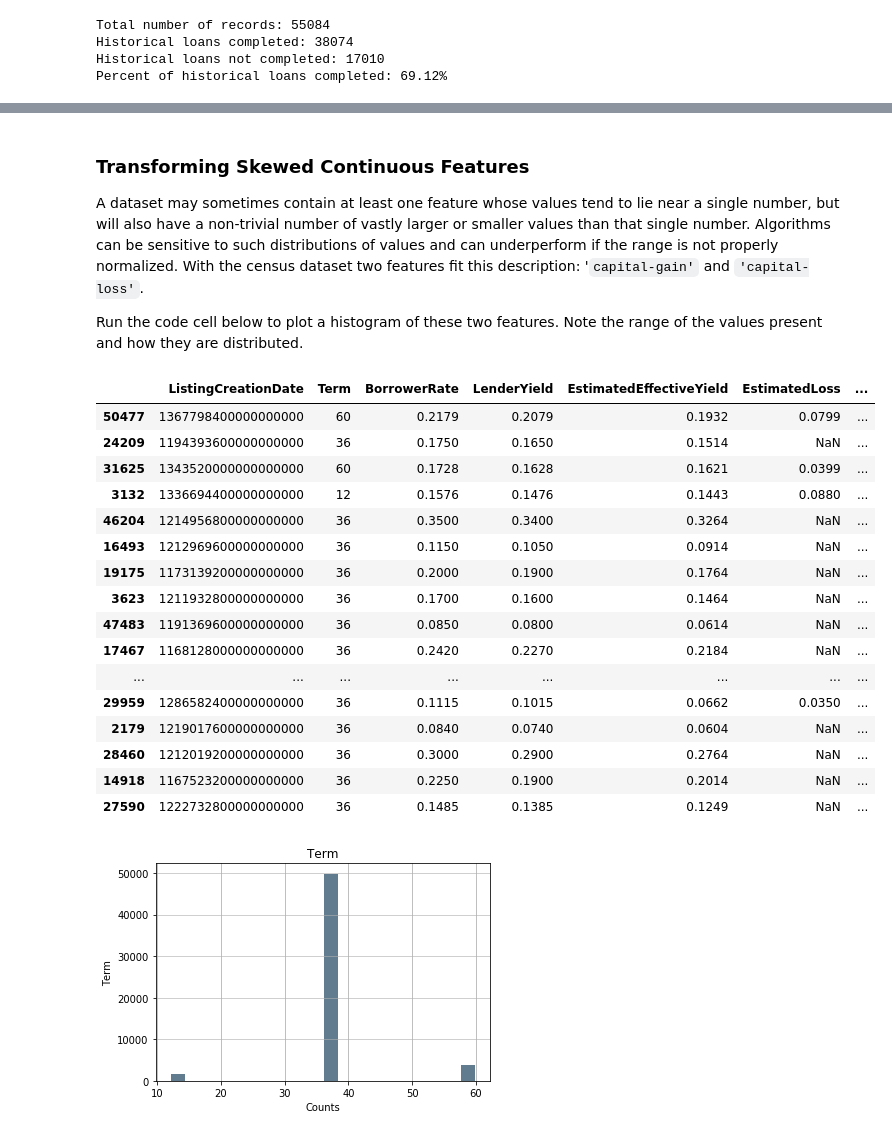
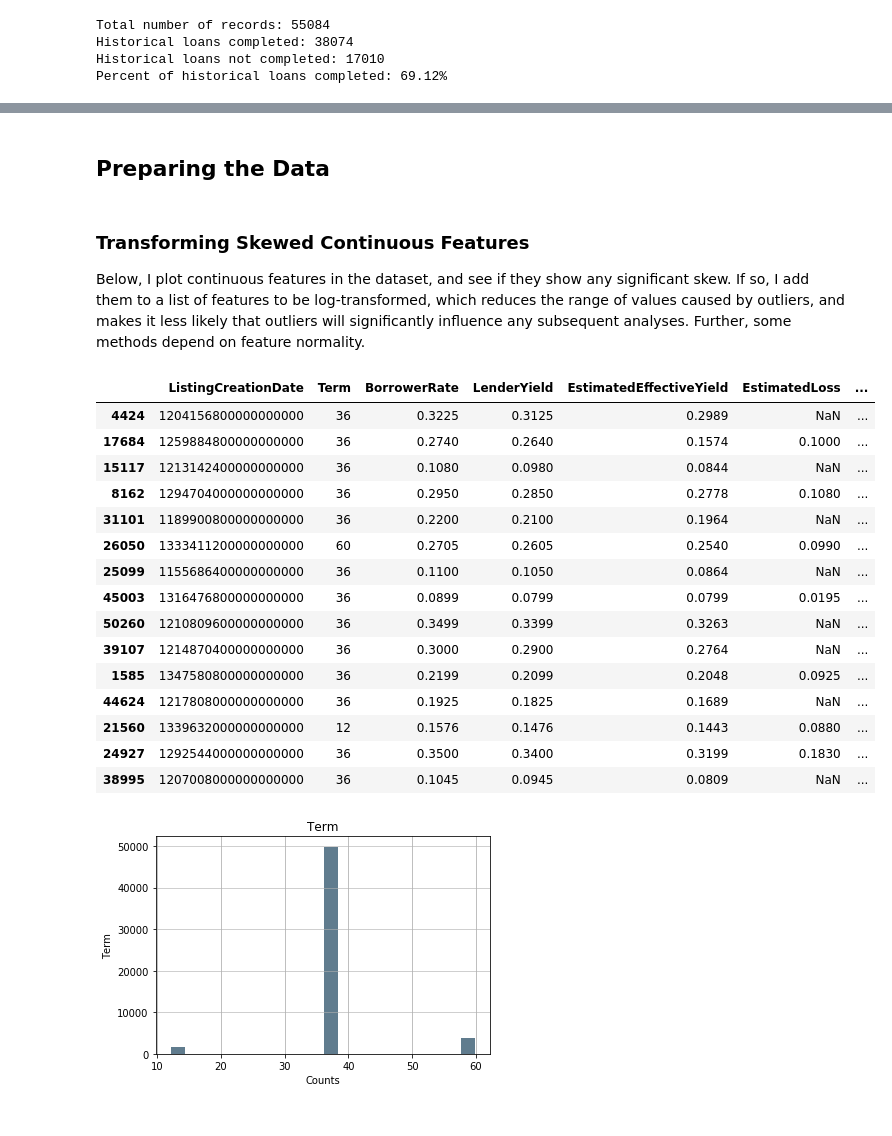
Before and after one commit to eskrav/udacity-machine-learning, a Jupyter notebook: capstone-project/capstone_project.ipynb, the cells around one changed output, grey strips where cells are left out. Saved outputs shown, nothing was run; the diff lists cells and outputs as text; code cells hidden in the pictures.

```diff
--- a/capstone-project/capstone_project.ipynb
+++ b/capstone-project/capstone_project.ipynb
@@ -203,4 +183,0 @@ data[data.BorrowerState.isna()].sample(10)
-# %%
-data["BorrowerState"].fillna("Unknown", inplace=True)
-
-data["BorrowerState"].isnull().sum()
@@ -210,0 +184,2 @@ data["BorrowerState"].isnull().sum()
+# %%
+data.drop(columns="BorrowerState", axis=1, inplace=True)
@@ -225,4 +196,0 @@ data[data.Occupation.isna()].sample(10)
-# %%
-data["Occupation"].fillna("Unknown", inplace=True)
-
-data["Occupation"].isnull().sum()
@@ -231,3 +197,5 @@ data["Occupation"].isnull().sum()
+# %%
+data.drop(columns="Occupation", axis=1, inplace=True)
 # %% [markdown]
 `EmploymentStatus` cannot be imputed.  Unknown values will be labeled as such.
 # %%
@@ -880,28 +721,28 @@ Before data can be used as input for machine learning algorithms, it often must
-# %% [markdown]
-### Transforming Skewed Continuous Features
-A dataset may sometimes contain at least one feature whose values tend to lie near a single number, but will also have a non-trivial number of vastly larger or smaller values than that single number.  Algorithms can be sensitive to such distributions of values and can underperform if the range is not properly normalized. With the census dataset two features fit this description: '`capital-gain'` and `'capital-loss'`.
-
-Run the code cell below to plot a histogram of these two features. Note the range of the values present and how they are distributed.
+# %% [markdown]
+## Preparing the Data
+# %% [markdown]
+### Transforming Skewed Continuous Features
+
+Below, I plot continuous features in the dataset, and see if they show any significant skew.  If so, I add them to a list of features to be log-transformed, which reduces the range of values caused by outliers, and makes it less likely that outliers will significantly influence any subsequent analyses.  Further, some methods depend on feature normality.
 # %%
-data.sample(20)
+data.sample(15)
 # %% [output]
 |  | ListingCreationDate | Term | BorrowerRate | LenderYield | EstimatedEffectiveYield | EstimatedLoss | ... |
-| 50477 | 1367798400000000000 | 60 | 0.2179 | 0.2079 | 0.1932 | 0.0799 | ... |
-| 24209 | 1194393600000000000 | 36 | 0.1750 | 0.1650 | 0.1514 | NaN | ... |
-| 31625 | 1343520000000000000 | 60 | 0.1728 | 0.1628 | 0.1621 | 0.0399 | ... |
-| 3132 | 1336694400000000000 | 12 | 0.1576 | 0.1476 | 0.1443 | 0.0880 | ... |
-| 46204 | 1214956800000000000 | 36 | 0.3500 | 0.3400 | 0.3264 | NaN | ... |
-| 16493 | 1212969600000000000 | 36 | 0.1150 | 0.1050 | 0.0914 | NaN | ... |
-| 19175 | 1173139200000000000 | 36 | 0.2000 | 0.1900 | 0.1764 | NaN | ... |
-| 3623 | 1211932800000000000 | 36 | 0.1700 | 0.1600 | 0.1464 | NaN | ... |
-| 47483 | 1191369600000000000 | 36 | 0.0850 | 0.0800 | 0.0614 | NaN | ... |
-| 17467 | 1168128000000000000 | 36 | 0.2420 | 0.2270 | 0.2184 | NaN | ... |
-| ... | ... | ... | ... | ... | ... | ... | ... |
-| 29959 | 1286582400000000000 | 36 | 0.1115 | 0.1015 | 0.0662 | 0.0350 | ... |
-| 2179 | 1219017600000000000 | 36 | 0.0840 | 0.0740 | 0.0604 | NaN | ... |
-| 28460 | 1212019200000000000 | 36 | 0.3000 | 0.2900 | 0.2764 | NaN | ... |
-| 14918 | 1167523200000000000 | 36 | 0.2250 | 0.1900 | 0.2014 | NaN | ... |
-| 27590 | 1222732800000000000 | 36 | 0.1485 | 0.1385 | 0.1249 | NaN | ... |
+| 4424 | 1204156800000000000 | 36 | 0.3225 | 0.3125 | 0.2989 | NaN | ... |
+| 17684 | 1259884800000000000 | 36 | 0.2740 | 0.2640 | 0.1574 | 0.1000 | ... |
+| 15117 | 1213142400000000000 | 36 | 0.1080 | 0.0980 | 0.0844 | NaN | ... |
+| 8162 | 1294704000000000000 | 36 | 0.2950 | 0.2850 | 0.2778 | 0.1080 | ... |
+| 31101 | 1189900800000000000 | 36 | 0.2200 | 0.2100 | 0.1964 | NaN | ... |
+| 26050 | 1333411200000000000 | 60 | 0.2705 | 0.2605 | 0.2540 | 0.0990 | ... |
+| 25099 | 1155686400000000000 | 36 | 0.1100 | 0.1050 | 0.0864 | NaN | ... |
+| 45003 | 1316476800000000000 | 36 | 0.0899 | 0.0799 | 0.0799 | 0.0195 | ... |
+| 50260 | 1210809600000000000 | 36 | 0.3499 | 0.3399 | 0.3263 | NaN | ... |
+| 39107 | 1214870400000000000 | 36 | 0.3000 | 0.2900 | 0.2764 | NaN | ... |
+| 1585 | 1347580800000000000 | 36 | 0.2199 | 0.2099 | 0.2048 | 0.0925 | ... |
+| 44624 | 1217808000000000000 | 36 | 0.1925 | 0.1825 | 0.1689 | NaN | ... |
+| 21560 | 1339632000000000000 | 12 | 0.1576 | 0.1476 | 0.1443 | 0.0880 | ... |
+| 24927 | 1292544000000000000 | 36 | 0.3500 | 0.3400 | 0.3199 | 0.1830 | ... |
+| 38995 | 1207008000000000000 | 36 | 0.1045 | 0.0945 | 0.0809 | NaN | ... |
 # %%
 # Split the data into features and target label
 completion = data["Completed.num"]
```
Also changed, not shown: parts of 237 cells of this notebook, 13 other files.
